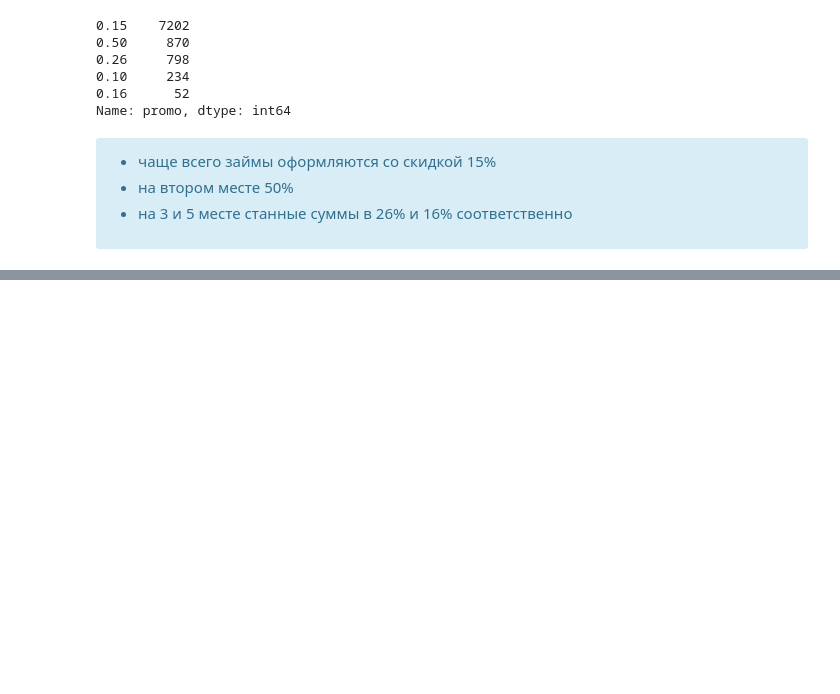
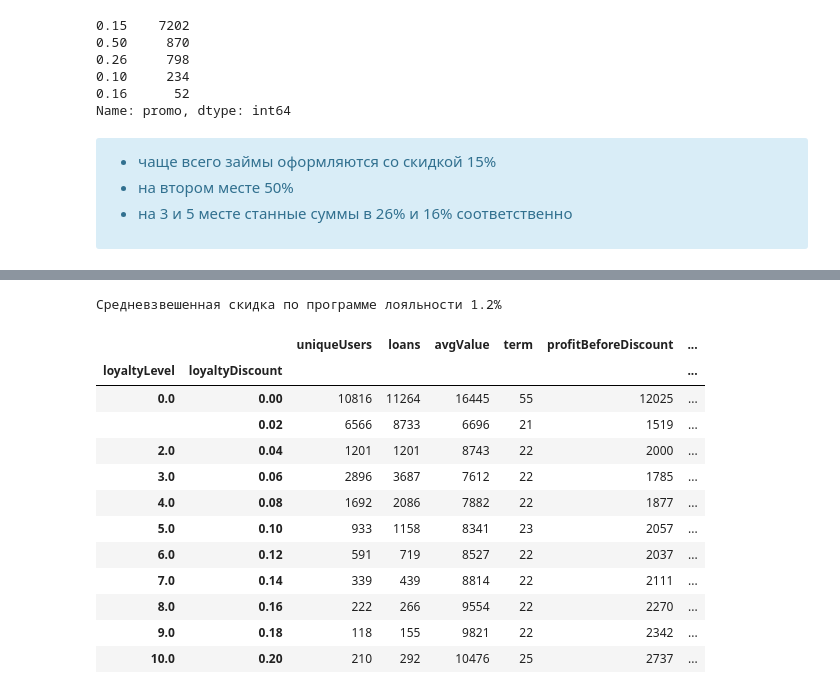
Before and after one commit to g0vn0c0d3r/da, a Jupyter notebook: LIME/loyalty_program.ipynb, the cells around one changed output, grey strips where cells are left out. Drawn from its saved outputs; the diff is of its cells as text; code cells hidden in the pictures; blank space fills up the shorter version.

```diff
--- a/LIME/loyalty_program.ipynb
+++ b/LIME/loyalty_program.ipynb
@@ -146,0 +276,6 @@ promo.head()
+# %%
+loyalty = data.fillna(0)
+loyalty['profitBeforeDiscount'] = (loyalty['value'] * (loyalty['term'] * loyalty['rate']) / 100).round().astype('int')
+loyalty['profitAfterDiscount'] = (loyalty['value'] * (loyalty['term'] * (loyalty['rate'] - loyalty['loyaltyDiscount'])) / 100).round().astype('int')
+
+loyalty.head()
@@ -146,0 +289,25 @@ promo.head()
+# %%
+print(f"Средневзвешенная скидка по программе лояльности {(loyalty['profitBeforeDiscount'].sum() - loyalty['profitAfterDiscount'].sum()) / loyalty['profitBeforeDiscount'].sum():.1%}")
+# %% [output]
+Средневзвешенная скидка по программе лояльности 1.2%
+# %%
+grouped_by_loyalty = loyalty.groupby(by=['loyaltyLevel', 'loyaltyDiscount']).agg({'cid': 'nunique','lid': 'count',
+                                                                                  'value': 'mean', 'term': 'mean',
+                                                                                  'profitBeforeDiscount': 'mean',
+                                                                                  'profitAfterDiscount': 'mean'}).round().astype('int')
+
+grouped_by_loyalty.rename(columns={'cid': 'uniqueUsers','lid': 'loans', 'value': 'avgValue'})
+# %% [output]
+|  |  | uniqueUsers | loans | avgValue | term | profitBeforeDiscount | ... |
+| loyaltyLevel | loyaltyDiscount |  |  |  |  |  | ... |
+| 0.0 | 0.00 | 10816 | 11264 | 16445 | 55 | 12025 | ... |
+|  | 0.02 | 6566 | 8733 | 6696 | 21 | 1519 | ... |
+| 2.0 | 0.04 | 1201 | 1201 | 8743 | 22 | 2000 | ... |
+| 3.0 | 0.06 | 2896 | 3687 | 7612 | 22 | 1785 | ... |
+| 4.0 | 0.08 | 1692 | 2086 | 7882 | 22 | 1877 | ... |
+| 5.0 | 0.10 | 933 | 1158 | 8341 | 23 | 2057 | ... |
+| 6.0 | 0.12 | 591 | 719 | 8527 | 22 | 2037 | ... |
+| 7.0 | 0.14 | 339 | 439 | 8814 | 22 | 2111 | ... |
+| 8.0 | 0.16 | 222 | 266 | 9554 | 22 | 2270 | ... |
+| 9.0 | 0.18 | 118 | 155 | 9821 | 22 | 2342 | ... |
+| 10.0 | 0.20 | 210 | 292 | 10476 | 25 | 2737 | ... |
```
Also changed, not shown: parts of 33 cells of this notebook, 1 other file.
